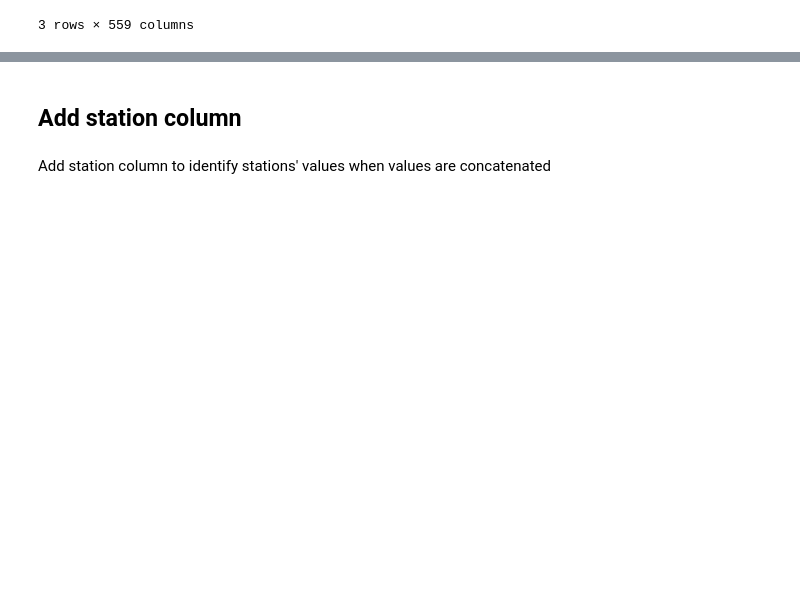
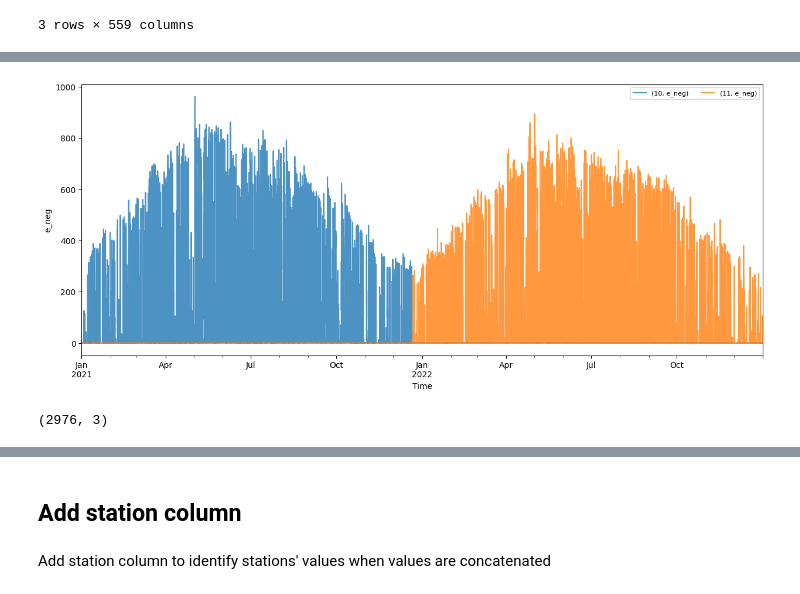
Before and after one commit to FabioLddo/time_series_energy_community_forecasting, a Jupyter notebook: Final_Project_Ippolito_Loddo_Margni.ipynb, the cells around one changed output, grey strips where cells are left out. Drawn from its saved outputs; the diff is of its cells as text; code cells hidden in the pictures; blank space fills up the shorter version.

```diff
--- a/Final_Project_Ippolito_Loddo_Margni.ipynb
+++ b/Final_Project_Ippolito_Loddo_Margni.ipynb
@@ -503,0 +543,8 @@ df.head(3)
+# %%
+df_meters_old[e_neg_cols[10:12]].plot(figsize=(15, 6), alpha=0.8)
+plt.xlabel('Time')
+plt.ylabel('e_neg')
+plt.legend(loc='upper right', ncol=2, fontsize=8)
+plt.show()
+# %% [output]
+[figure, added]
@@ -503,0 +558,5 @@ df.head(3)
+# %%
+# Get the number of samples in december 2021
+trial_pos[(trial_pos['index'] >= '2021-12-01') & (trial_pos['index'] < '2022-01-01')].shape
+# %% [output]
+(2976, 3)
```
Also changed, not shown: parts of 24 cells of this notebook.
